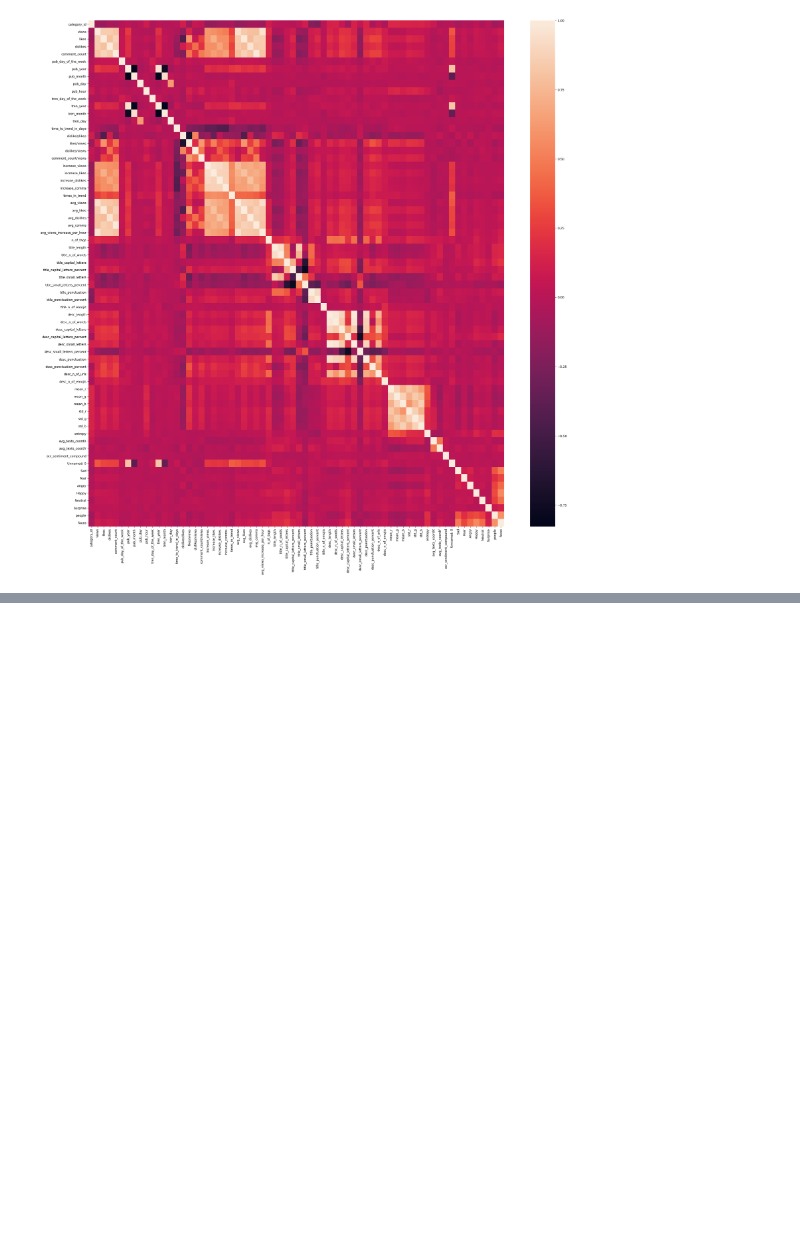
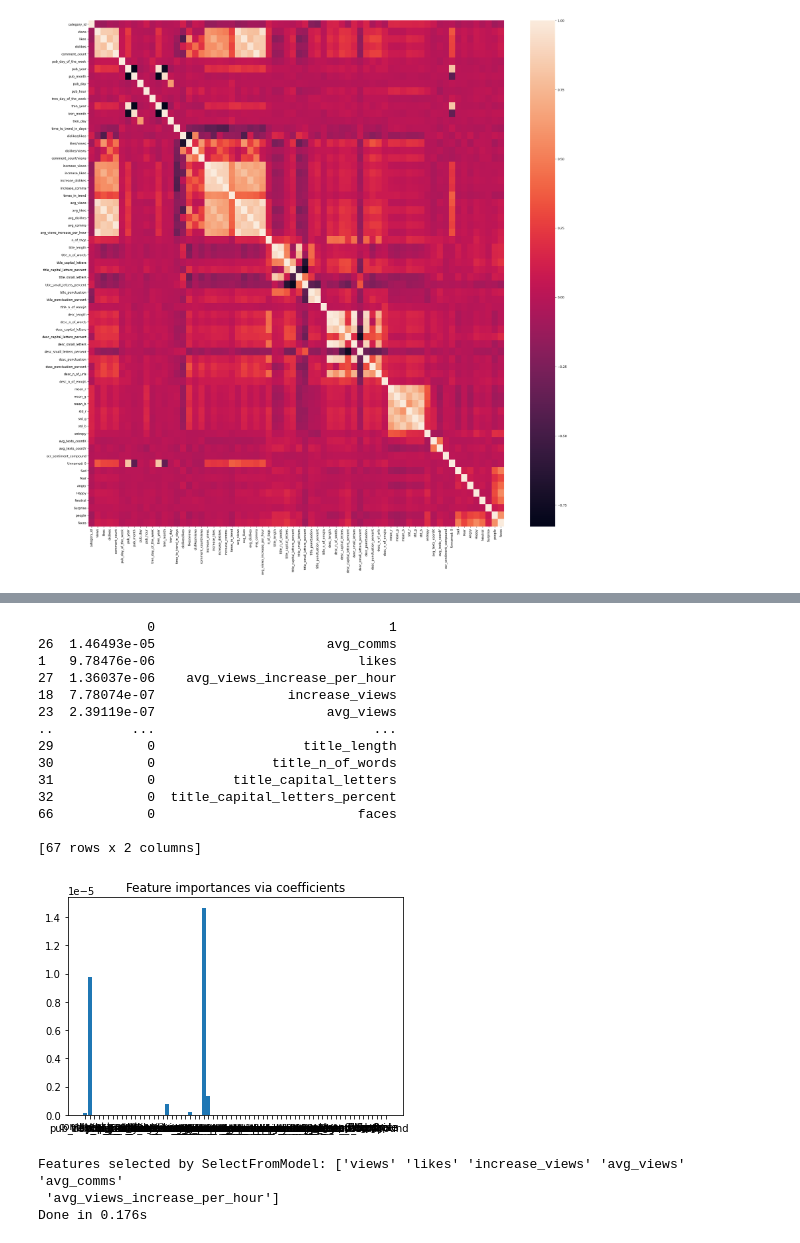
Before and after one commit to AdamKlejda/PED_YT, a Jupyter notebook: notebooks/Etap3/Corr and feature imp.ipynb, the cells around one changed output, grey strips where cells are left out. Drawn from its saved outputs; the diff is of its cells as text; code cells hidden in the pictures; blank space fills up the shorter version.

```diff
--- a/notebooks/Etap3/Untitled.ipynb
+++ b/notebooks/Etap3/Corr and feature imp.ipynb
@@ -45,0 +101,14 @@ dfUS
+# %%
+import numpy as np
+from sklearn.ensemble import BaggingClassifier
+from sklearn.tree import DecisionTreeClassifier
+
+clf = BaggingClassifier(DecisionTreeClassifier())
+clf.fit(X, y)
+
+feature_importances = np.mean([
+    tree.feature_importances_ for tree in clf.estimators_
+], axis=0)
+
+df = pd.DataFrame(np.dstack([feature_importances,X.columns])[0])
+df.sort_values(by=0,ascending=False)
@@ -45,0 +183,47 @@ dfUS
+# %%
+import matplotlib.pyplot as plt
+import numpy as np
+from sklearn.linear_model import LassoCV
+
+lasso = LassoCV().fit(X, y)
+importance = np.abs(lasso.coef_)
+feature_names = np.array(X.columns)
+
+df = pd.DataFrame(np.dstack([importance,X.columns])[0])
+print(df.sort_values(by=0,ascending=False))
+
+plt.bar(height=importance, x=feature_names)
+plt.title("Feature importances via coefficients")
+plt.show()
+# %% [output]
+              0                              1
+26  1.46493e-05                      avg_comms
+1   9.78476e-06                          likes
+27  1.36037e-06    avg_views_increase_per_hour
+18  7.78074e-07                 increase_views
+23  2.39119e-07                      avg_views
+..          ...                            ...
+29            0                   title_length
+30            0               title_n_of_words
+31            0          title_capital_letters
+32            0  title_capital_letters_percent
+66            0                          faces
+
+[67 rows x 2 columns]
+[figure, added]
+# %%
+from sklearn.feature_selection import SelectFromModel
+from time import time
+
+threshold = np.sort(importance)[-15] + 0.0000001
+
+tic = time()
+sfm = SelectFromModel(lasso, threshold=threshold).fit(X, y)
+toc = time()
+print("Features selected by SelectFromModel: "
+      f"{feature_names[sfm.get_support()]}")
+print(f"Done in {toc - tic:.3f}s")
+# %% [output]
+Features selected by SelectFromModel: ['views' 'likes' 'increase_views' 'avg_views' 'avg_comms'
+ 'avg_views_increase_per_hour']
+Done in 0.176s
```
Also changed, not shown: parts of 9 cells of this notebook.
